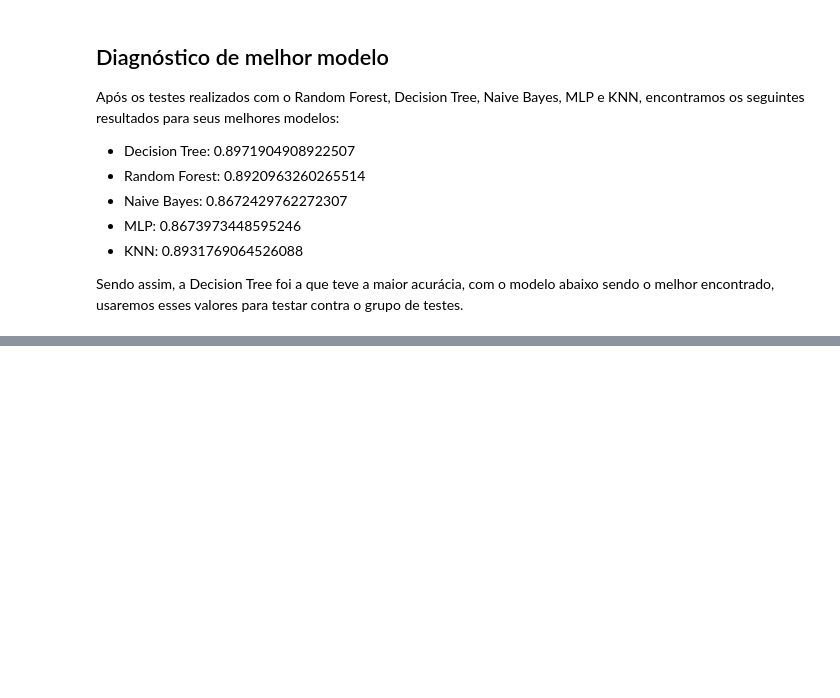
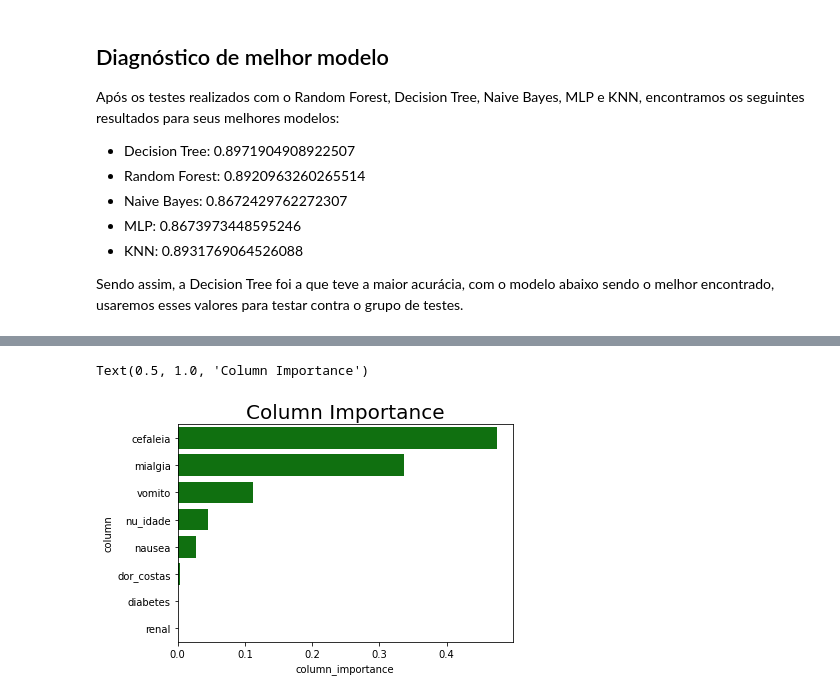
Before and after one commit to HiagoAD/GDI2, a Jupyter notebook: Project_2.ipynb, the cells around one changed output, grey strips where cells are left out. Drawn from its saved outputs; the diff is of its cells as text; code cells hidden in the pictures; blank space fills up the shorter version.

Commit message:
Detalhamento de diagnóstico de modelos e feature importance

```diff
--- a/Project_2.ipynb
+++ b/Project_2.ipynb
@@ -542,2 +414,6 @@ Acurácia
 
 Verificamos o nível de relevância das colunas do dataset.
+# %%
+column_importance = pd.DataFrame({'column': X_train.columns, 'column_importance': decisionTree_selection.feature_importances_})
+column_importance = column_importance.sort_values('column_importance', ascending=False).reset_index(drop=True)
+column_importance
@@ -543,0 +430,5 @@ Verificamos o nível de relevância das colunas do dataset.
+# %%
+sns.barplot(x = 'column_importance', y='column', data=column_importance, orient='h', color='green').set_title('Column Importance', fontsize = 20)
+# %% [output]
+Text(0.5, 1.0, 'Column Importance')
+[figure, added]
```
Also changed, not shown: parts of 17 cells of this notebook.
